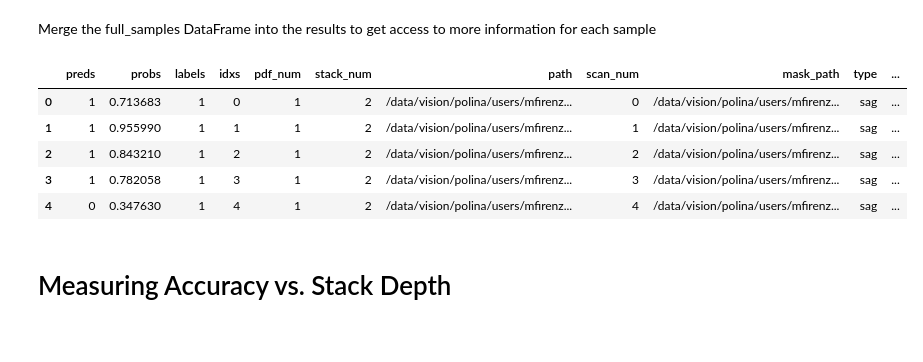
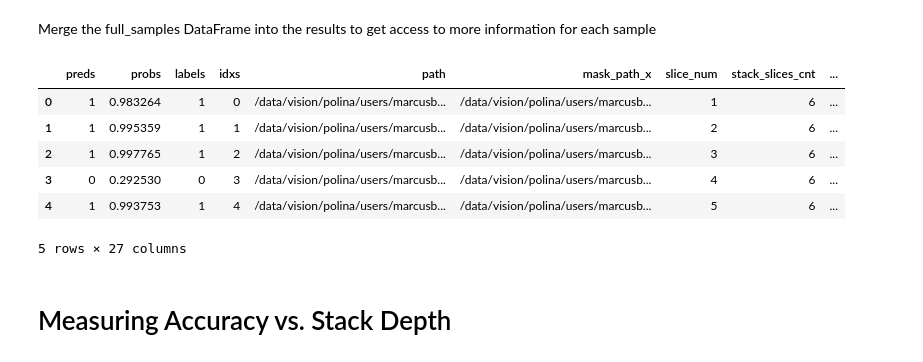
Before and after one commit to MedicalVisionGroup/FetalBrainIQA, a Jupyter notebook: src/results/results_stack_depth.ipynb, the cells around one changed output. Cells and saved outputs as stored; diff of their text form; code cells hidden in the pictures.

```diff
--- a/src/results/results_stack_depth.ipynb
+++ b/src/results/results_stack_depth.ipynb
@@ -7,24 +8,25 @@ import ast
 # %%
-test_dir = Path('/data/vision/polina/users/marcusbl/bin_class/outputs_mm_vs_ps/quick_run')
+test_dir = Path('/data/vision/polina/users/marcusbl/bin_class/outputs/models/resnet50')
 run_num = 0
 model_name = 'model_auc'
 # %%
 # Download the full samples DF for cross-reference to the results
-full_samples_df = pd.read_csv('/data/vision/polina/users/marcusbl/all_data/samples.csv', index_col = 0)
+full_samples_df = pd.read_csv('/data/vision/polina/users/marcusbl/bin_class/label_sessions_data/label_session_3-11/final.csv', index_col = 0)
 # %%
 # Downlaod the results dataframe for predictions
 downloaded_results_df = pd.read_csv(test_dir / f'run{run_num}' / 'test_info' / f'{model_name}_raw.csv', index_col = 0)
 # %% [markdown]
 Merge the full_samples DataFrame into the results to get access to more information for each sample
 # %%
-results_df = pd.merge(left = downloaded_results_df, right = full_samples_df, how = 'left', on = ['pdf_num', 'stack_num', 'scan_num', 'path'])
+results_df = pd.merge(left = downloaded_results_df, right = full_samples_df, how = 'left', on = ['slice_num', 'path'])
 results_df.head(5)
 # %% [output]
-|  | preds | probs | labels | idxs | pdf_num | stack_num | path | scan_num | mask_path | type | ... |
-| 0 | 1 | 0.713683 | 1 | 0 | 1 | 2 | /data/vision/polina/users/mfirenz... | 0 | /data/vision/polina/users/mfirenz... | sag | ... |
-| 1 | 1 | 0.955990 | 1 | 1 | 1 | 2 | /data/vision/polina/users/mfirenz... | 1 | /data/vision/polina/users/mfirenz... | sag | ... |
-| 2 | 1 | 0.843210 | 1 | 2 | 1 | 2 | /data/vision/polina/users/mfirenz... | 2 | /data/vision/polina/users/mfirenz... | sag | ... |
-| 3 | 1 | 0.782058 | 1 | 3 | 1 | 2 | /data/vision/polina/users/mfirenz... | 3 | /data/vision/polina/users/mfirenz... | sag | ... |
-| 4 | 0 | 0.347630 | 1 | 4 | 1 | 2 | /data/vision/polina/users/mfirenz... | 4 | /data/vision/polina/users/mfirenz... | sag | ... |
+|  | preds | probs | labels | idxs | path | mask_path_x | slice_num | stack_slices_cnt | ... |
+| 0 | 1 | 0.983264 | 1 | 0 | /data/vision/polina/users/marcusb... | /data/vision/polina/users/marcusb... | 1 | 6 | ... |
+| 1 | 1 | 0.995359 | 1 | 1 | /data/vision/polina/users/marcusb... | /data/vision/polina/users/marcusb... | 2 | 6 | ... |
+| 2 | 1 | 0.997765 | 1 | 2 | /data/vision/polina/users/marcusb... | /data/vision/polina/users/marcusb... | 3 | 6 | ... |
+| 3 | 0 | 0.292530 | 0 | 3 | /data/vision/polina/users/marcusb... | /data/vision/polina/users/marcusb... | 4 | 6 | ... |
+| 4 | 1 | 0.993753 | 1 | 4 | /data/vision/polina/users/marcusb... | /data/vision/polina/users/marcusb... | 5 | 6 | ... |
+5 rows × 27 columns
 # %% [markdown]
 # Measuring Accuracy vs. Stack Depth
```
Also changed, not shown: parts of 10 cells of this notebook, 4 other files.
